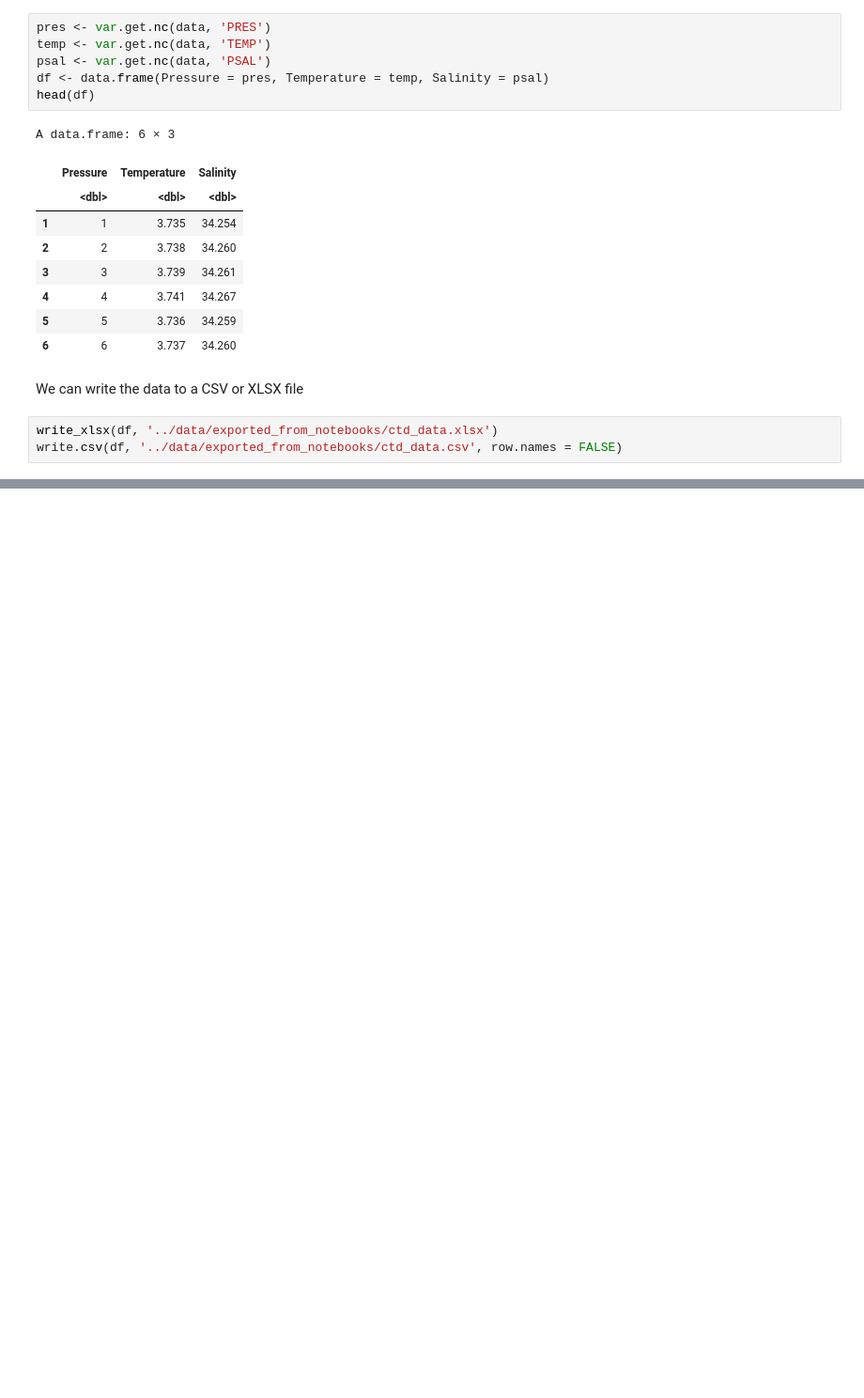
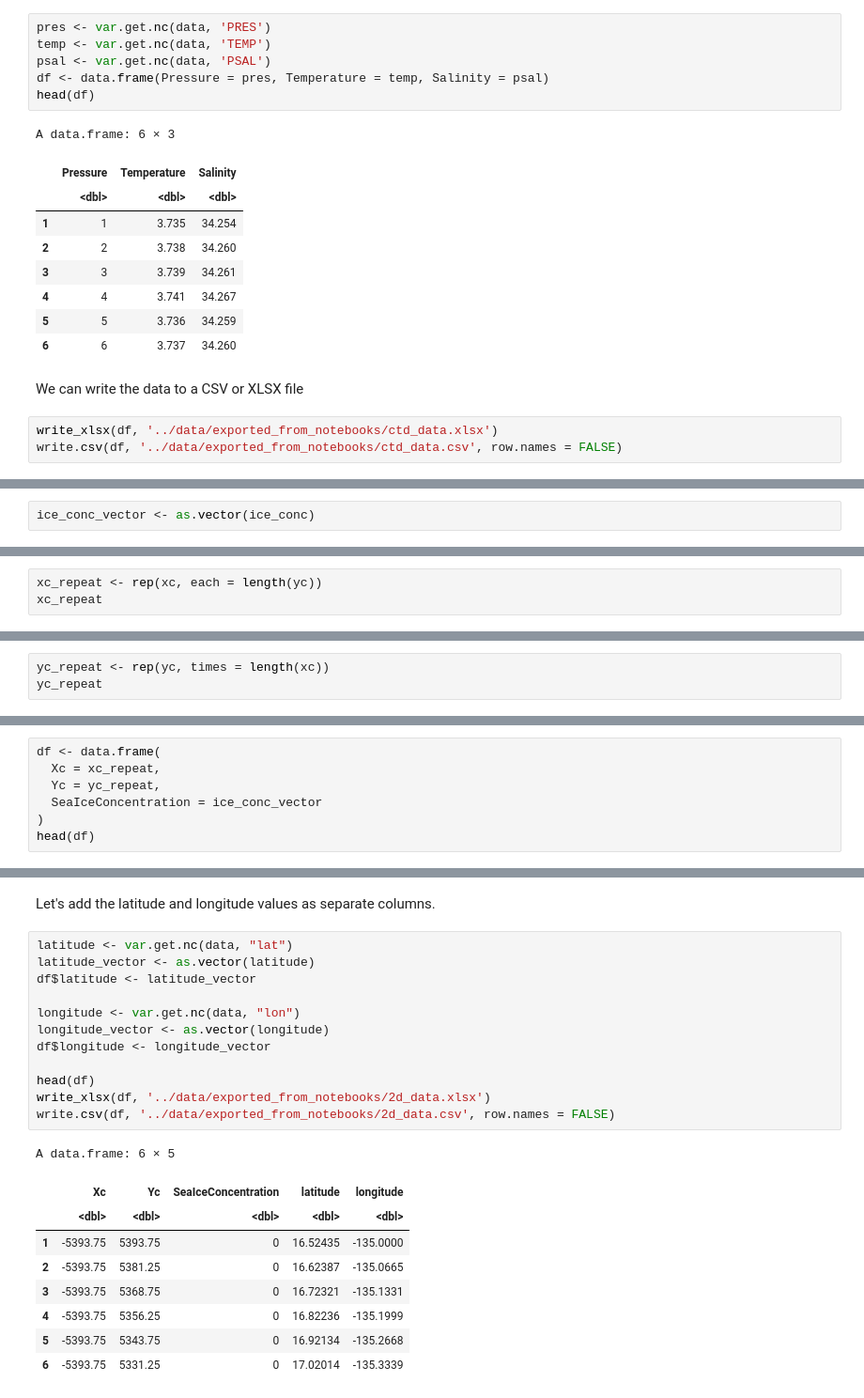
Before and after one commit to NorDataNet/NetCDF_in_R_from_beginner_to_pro, a Jupyter notebook: book/03_extracting_data_to_different_formats.ipynb, the cells around one changed output, grey strips where cells are left out. Shown at 94% size. Cells and saved outputs as stored; diff of their text form; blank space fills up the shorter version.

```diff
--- a/book/03_extracting_data_to_different_formats.ipynb
+++ b/book/03_extracting_data_to_different_formats.ipynb
@@ -139,0 +112,2 @@ write.csv(df, paste('../data/exported_from_notebooks/temperature_anomalies_',des
+# %%
+ice_conc_vector <- as.vector(ice_conc)
@@ -139,0 +116,3 @@ write.csv(df, paste('../data/exported_from_notebooks/temperature_anomalies_',des
+# %%
+xc_repeat <- rep(xc, each = length(yc))
+xc_repeat
@@ -139,0 +139,3 @@ write.csv(df, paste('../data/exported_from_notebooks/temperature_anomalies_',des
+# %%
+yc_repeat <- rep(yc, times = length(xc))
+yc_repeat
@@ -139,0 +162,7 @@ write.csv(df, paste('../data/exported_from_notebooks/temperature_anomalies_',des
+# %%
+df <- data.frame(
+  Xc = xc_repeat,
+  Yc = yc_repeat,
+  SeaIceConcentration = ice_conc_vector
+)
+head(df)
@@ -140 +179,25 @@ write.csv(df, paste('../data/exported_from_notebooks/temperature_anomalies_',des
+# %% [markdown]
+Let's add the latitude and longitude values as separate columns.
+# %%
+latitude <- var.get.nc(data, "lat")
+latitude_vector <- as.vector(latitude)
+df$latitude <- latitude_vector
+
+longitude <- var.get.nc(data, "lon")
+longitude_vector <- as.vector(longitude)
+df$longitude <- longitude_vector
+
+head(df)
+write_xlsx(df, '../data/exported_from_notebooks/2d_data.xlsx')
+write.csv(df, '../data/exported_from_notebooks/2d_data.csv', row.names = FALSE)
+# %% [output]
+A data.frame: 6 × 5
+|  | Xc | Yc | SeaIceConcentration | latitude | longitude |
+|  | <dbl> | <dbl> | <dbl> | <dbl> | <dbl> |
+| 1 | -5393.75 | 5393.75 | 0 | 16.52435 | -135.0000 |
+| 2 | -5393.75 | 5381.25 | 0 | 16.62387 | -135.0665 |
+| 3 | -5393.75 | 5368.75 | 0 | 16.72321 | -135.1331 |
+| 4 | -5393.75 | 5356.25 | 0 | 16.82236 | -135.1999 |
+| 5 | -5393.75 | 5343.75 | 0 | 16.92134 | -135.2668 |
+| 6 | -5393.75 | 5331.25 | 0 | 17.02014 | -135.3339 |
 # %% [markdown]
```
Also changed, not shown: parts of 36 cells of this notebook.
